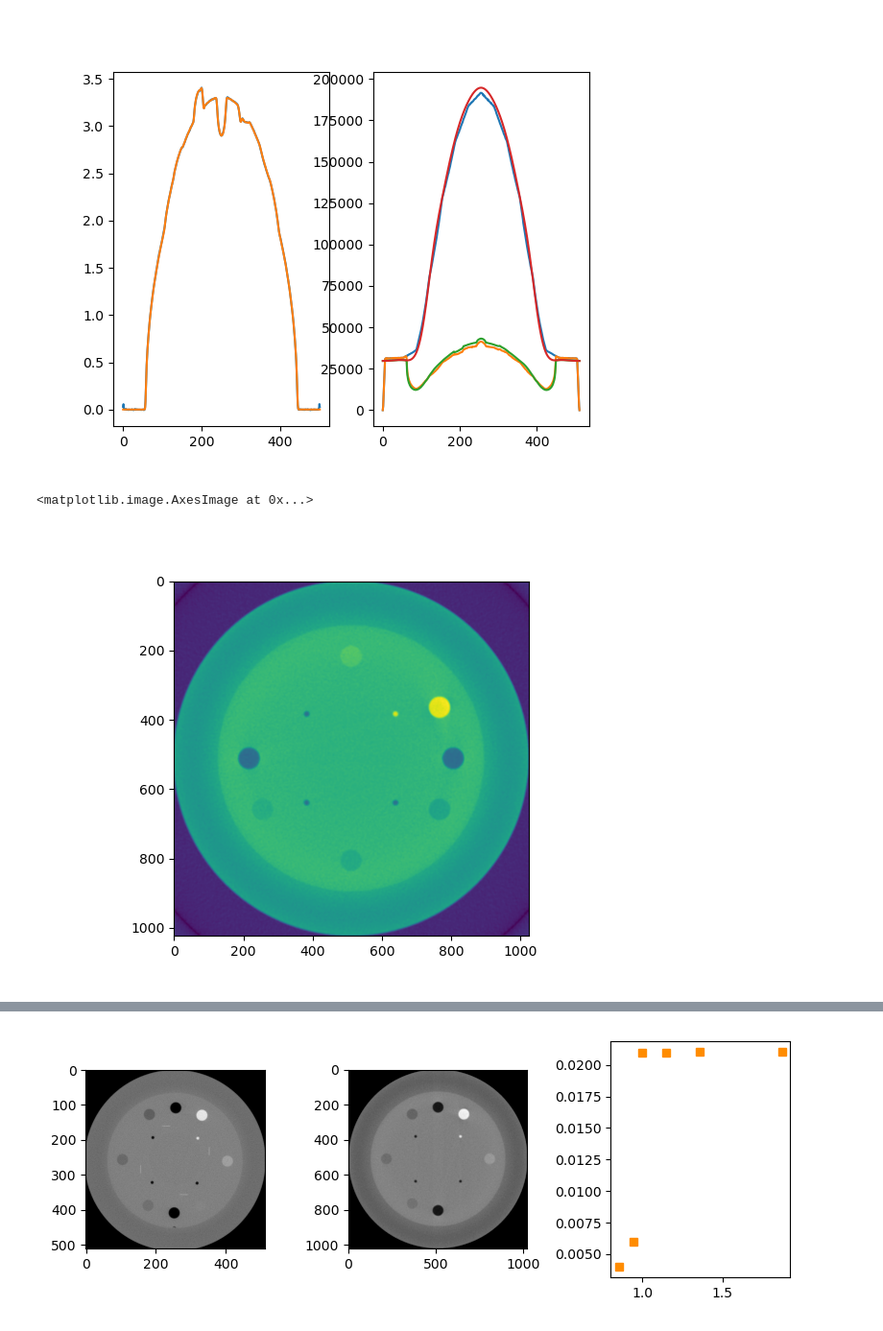
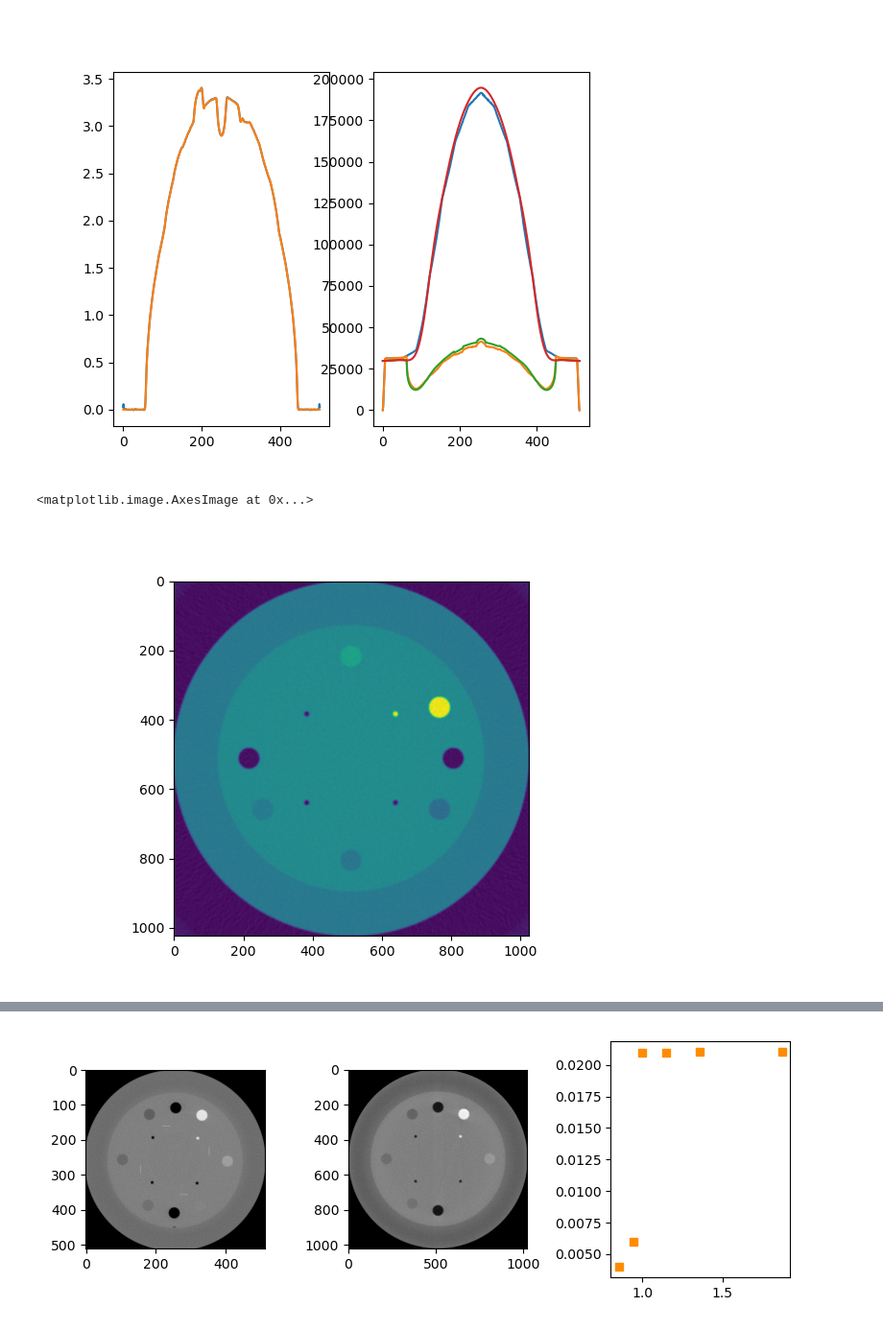
Before and after one commit to jerichooconnell/work-dfci, a Jupyter notebook: 3-jupyter_notebooks_paper/1.1-CNS_patient_paper/4-simulate_from_catphan404.ipynb, the cells around one changed output, grey strips where cells are left out. Shown at 96% size. Saved outputs shown, nothing was run; the diff lists cells and outputs as text; code cells hidden in the pictures.

```diff
--- a/3-jupyter_notebooks_paper/1.1-CNS_patient_paper/4-simulate_from_catphan404.ipynb
+++ b/3-jupyter_notebooks_paper/1.1-CNS_patient_paper/4-simulate_from_catphan404.ipynb
@@ -225,9 +227,11 @@ phantom.interpolate_ggems_scatter()
 phantom.calc_gecco_projections(scat_weight=3) # Creates the gecco projections
 phantom.reconstruct_ggems(algo="FDK") # reconstructs creates phantom.img => reconstructed image
 # %%
+phantom.reconstruct(algo='FDK')
+
 plt.figure()
-water = phantom.img[10,500:550,500:550].mean()
-plt.imshow(1000*(phantom.img[10]-water)/water)
+water = phantom.img[25,500:550,500:550].mean()
+plt.imshow(1000*(phantom.img[25]-water)/water )
 # %% [output]
 <matplotlib.image.AxesImage at 0x...>
-[figure, old version]
+[figure, new version]
```
Also changed, not shown: parts of 4 cells of this notebook, 2 other files.
